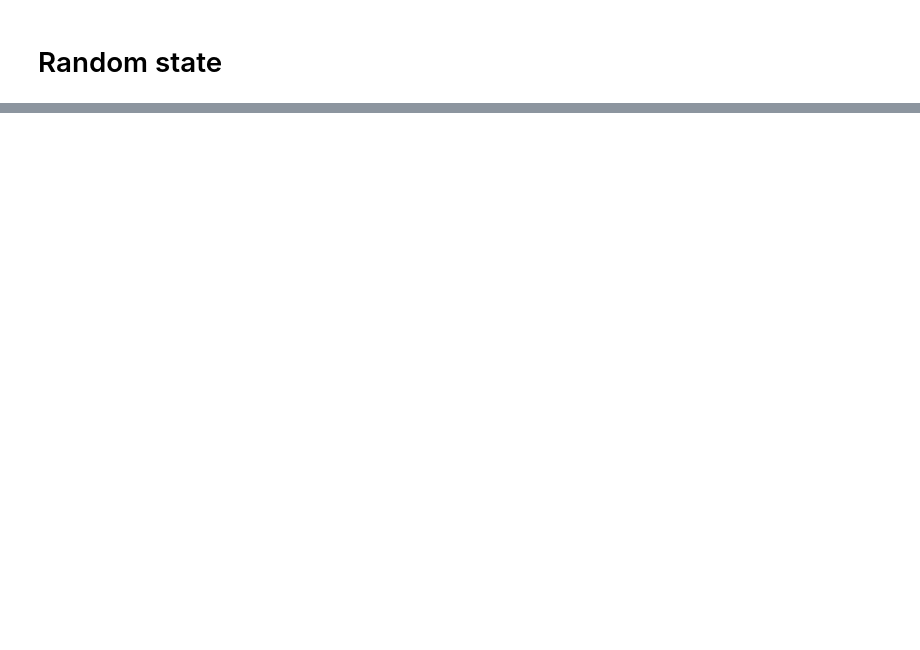
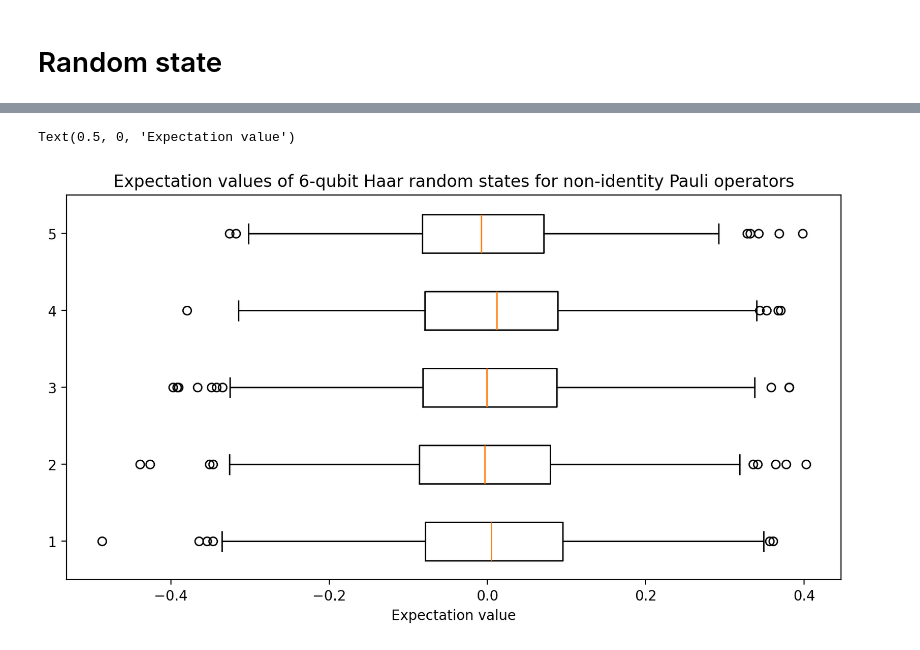
Before and after one commit to Jue-Xu/Pauli-Propagation-Hamiltonian-Expectation, a Jupyter notebook: random_state.ipynb, the cells around one changed output, grey strips where cells are left out. Cells and saved outputs as stored; diff of their text form; code cells hidden in the pictures; blank space fills up the shorter version.

```diff
--- a/random_state.ipynb
+++ b/random_state.ipynb
@@ -171,0 +40,26 @@ First few amplitudes: [-0.5-4.45093965e-18j -0.5+4.45093965e-18j -0.5-4.45093965
+# %%
+# generate a non-identity Pauli operator
+def non_identity_pauli(n_qubits):
+    """
+    Generate a random non-identity Pauli operator for n_qubits.
+    """
+    while True:
+        pauli_str = ''.join(np.random.choice(['I', 'X', 'Y', 'Z'], size=n_qubits))
+        if pauli_str != 'I' * n_qubits:  # Ensure it's not the identity
+            return Pauli(pauli_str)
+
+n = 6
+rand_pauli = non_identity_pauli(n)
+
+n_states = 1000
+haar_states = [random_statevector(2**n) for _ in range(n_states)]
+# Verify 2-design property using Haar random states
+expvals = [[states.expectation_value(non_identity_pauli(n)) for states in haar_states] for _ in range(5)]
+
+fig, ax = plt.subplots(figsize=(10, 5))
+ax.boxplot(expvals, vert=False)
+ax.set_title(f"Expectation values of {n}-qubit Haar random states for non-identity Pauli operators")
+ax.set_xlabel("Expectation value")
+# %% [output]
+Text(0.5, 0, 'Expectation value')
+[figure, added]
```
Also changed, not shown: parts of 5 cells of this notebook, 11 other files.
